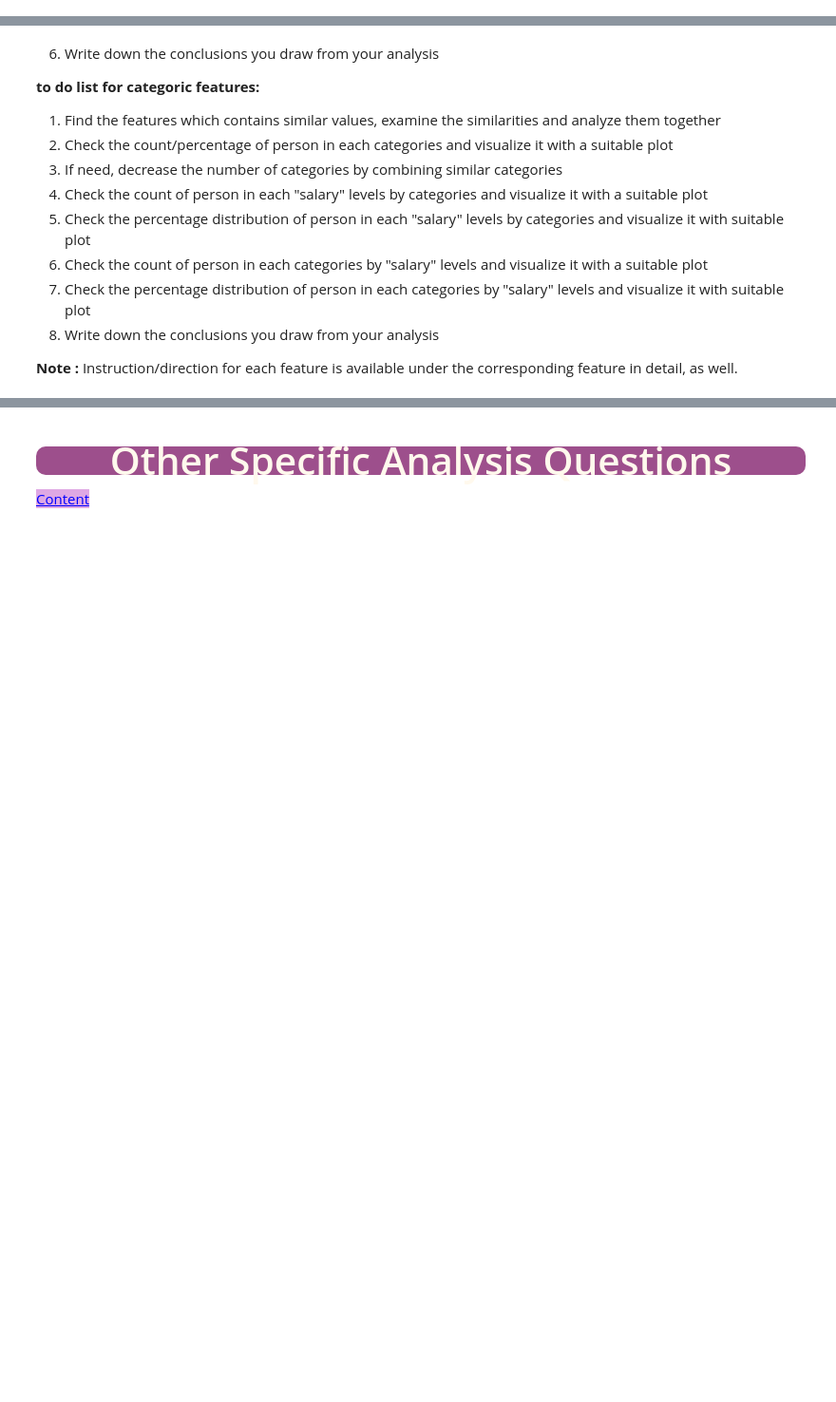
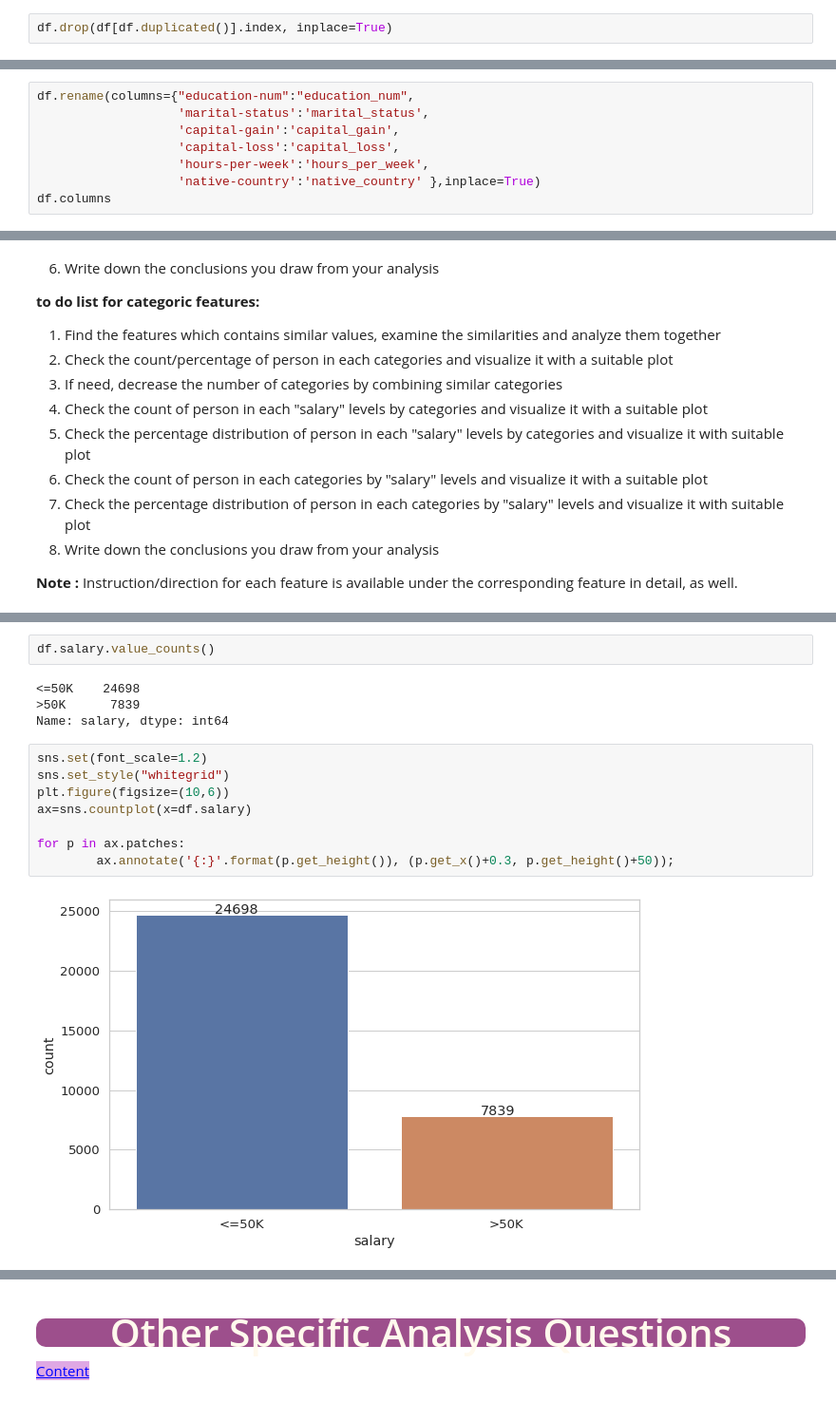
Before and after one commit to MK2709/DS11-assigments, a Jupyter notebook: DA_DVwPy_EDA_Project_(Analyze_US_Citizens)_D1461_Metin_V02.ipynb, the cells around one changed output, grey strips where cells are left out. Shown: that part at 95% size. Saved outputs shown, nothing was run; the diff lists cells and outputs as text; blank space fills up the shorter version.

```diff
--- a/DA_DVwPy_EDA_Project_(Analyze_US_Citizens)_D1461_Metin_V02.ipynb
+++ b/DA_DVwPy_EDA_Project_(Analyze_US_Citizens)_D1461_Metin_V02.ipynb
@@ -225,0 +252,2 @@ dtype: int64
+# %%
+df.drop(df[df.duplicated()].index, inplace=True)
@@ -225,0 +266,8 @@ dtype: int64
+# %%
+df.rename(columns={"education-num":"education_num",
+                   'marital-status':'marital_status',
+                   'capital-gain':'capital_gain',
+                   'capital-loss':'capital_loss',
+                   'hours-per-week':'hours_per_week',
+                   'native-country':'native_country' },inplace=True)
+df.columns
@@ -255,0 +416,16 @@ Examine all features (first target feature("salary"), then numeric ones, lastly
+# %%
+df.salary.value_counts()
+# %% [output]
+<=50K    24698
+>50K      7839
+Name: salary, dtype: int64
+# %%
+sns.set(font_scale=1.2)
+sns.set_style("whitegrid")
+plt.figure(figsize=(10,6))
+ax=sns.countplot(x=df.salary)
+
+for p in ax.patches:
+        ax.annotate('{:}'.format(p.get_height()), (p.get_x()+0.3, p.get_height()+50));
+# %% [output]
+[figure, added]
```
Also changed, not shown: parts of 21 cells of this notebook.
